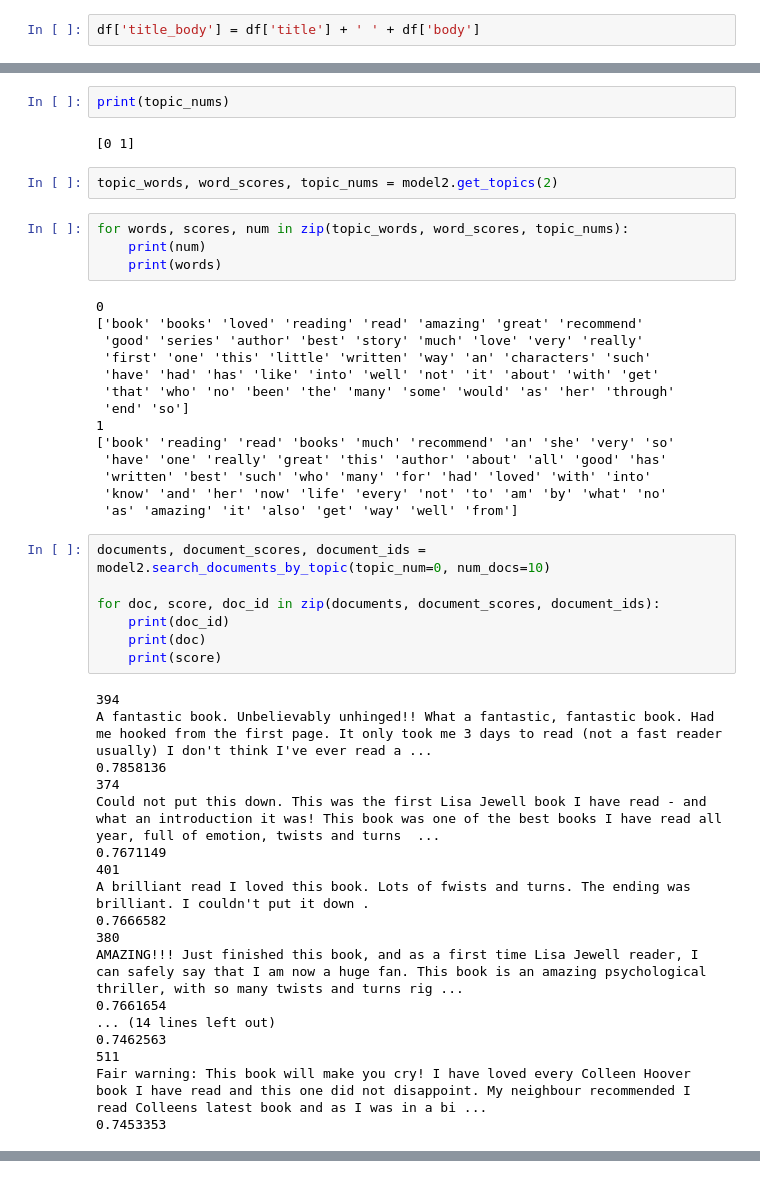
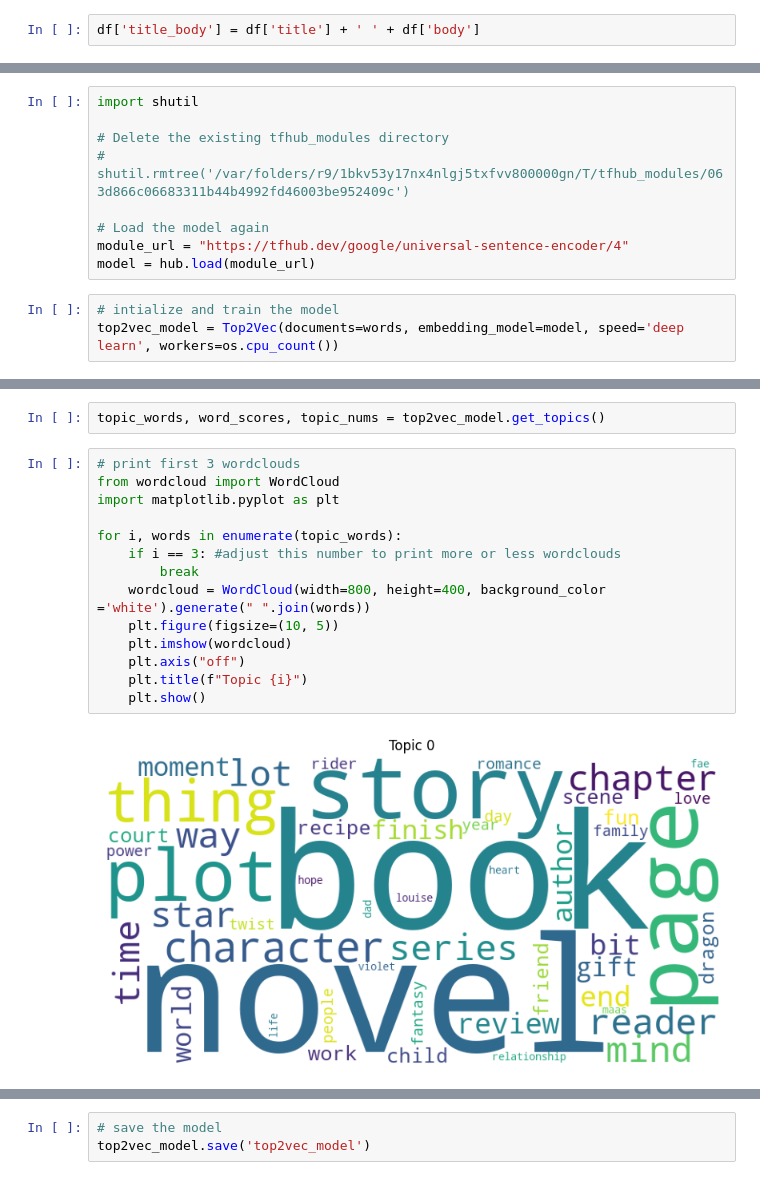
Before and after one commit to gmmarsh/project4, a Jupyter notebook: top2vec.ipynb, the cells around one changed output, grey strips where cells are left out. Saved outputs shown, nothing was run; the diff lists cells and outputs as text.

```diff
--- a/top2vec.ipynb
+++ b/top2vec.ipynb
@@ -44,0 +75,12 @@ INFO:top2vec:Finding topics
+# %%
+import shutil
+
+# Delete the existing tfhub_modules directory
+# shutil.rmtree('/var/folders/r9/1bkv53y17nx4nlgj5txfvv800000gn/T/tfhub_modules/063d866c06683311b44b4992fd46003be952409c')
+
+# Load the model again
+module_url = "https://tfhub.dev/google/universal-sentence-encoder/4"
+model = hub.load(module_url)
+# %%
+# intialize and train the model
+top2vec_model = Top2Vec(documents=words, embedding_model=model, speed='deep learn', workers=os.cpu_count())
@@ -50,49 +120,18 @@ print(topic_sizes)
-# %%
-print(topic_nums)
-# %% [output]
-[0 1]
 # %%
-topic_words, word_scores, topic_nums = model2.get_topics(2)
+topic_words, word_scores, topic_nums = top2vec_model.get_topics()
-# %%
-for words, scores, num in zip(topic_words, word_scores, topic_nums):
-    print(num)
-    print(words)
-# %% [output]
-0
-['book' 'books' 'loved' 'reading' 'read' 'amazing' 'great' 'recommend'
- 'good' 'series' 'author' 'best' 'story' 'much' 'love' 'very' 'really'
- 'first' 'one' 'this' 'little' 'written' 'way' 'an' 'characters' 'such'
- 'have' 'had' 'has' 'like' 'into' 'well' 'not' 'it' 'about' 'with' 'get'
- 'that' 'who' 'no' 'been' 'the' 'many' 'some' 'would' 'as' 'her' 'through'
- 'end' 'so']
-1
-['book' 'reading' 'read' 'books' 'much' 'recommend' 'an' 'she' 'very' 'so'
- 'have' 'one' 'really' 'great' 'this' 'author' 'about' 'all' 'good' 'has'
- 'written' 'best' 'such' 'who' 'many' 'for' 'had' 'loved' 'with' 'into'
- 'know' 'and' 'her' 'now' 'life' 'every' 'not' 'to' 'am' 'by' 'what' 'no'
- 'as' 'amazing' 'it' 'also' 'get' 'way' 'well' 'from']
-# %%
-documents, document_scores, document_ids = model2.search_documents_by_topic(topic_num=0, num_docs=10)
-
-for doc, score, doc_id in zip(documents, document_scores, document_ids):
-    print(doc_id)
-    print(doc)
-    print(score)
-# %% [output]
-394
-A fantastic book. Unbelievably unhinged!! What a fantastic, fantastic book. Had me hooked from the first page. It only took me 3 days to read (not a fast reader usually) I don't think I've ever read a ...
-0.7858136
-374
-Could not put this down. This was the first Lisa Jewell book I have read - and what an introduction it was! This book was one of the best books I have read all year, full of emotion, twists and turns  ...
-0.7671149
-401
-A brilliant read I loved this book. Lots of fwists and turns. The ending was brilliant. I couldn't put it down .
-0.7666582
-380
-AMAZING!!! Just finished this book, and as a first time Lisa Jewell reader, I can safely say that I am now a huge fan. This book is an amazing psychological thriller, with so many twists and turns rig ...
-0.7661654
-... (14 lines left out)
-0.7462563
-511
-Fair warning: This book will make you cry! I have loved every Colleen Hoover book I have read and this one did not disappoint. My neighbour recommended I read Colleens latest book and as I was in a bi ...
-0.7453353
+# %%
+# print first 3 wordclouds
+from wordcloud import WordCloud
+import matplotlib.pyplot as plt
+
+for i, words in enumerate(topic_words):
+    if i == 3: #adjust this number to print more or less wordclouds
+        break
+    wordcloud = WordCloud(width=800, height=400, background_color ='white').generate(" ".join(words))
+    plt.figure(figsize=(10, 5))
+    plt.imshow(wordcloud)
+    plt.axis("off")
+    plt.title(f"Topic {i}")
+    plt.show()
+# %% [output]
+[figure, added]
@@ -98,0 +140,3 @@ Fair warning: This book will make you cry! I have loved every Colleen Hoover boo
+# %%
+# save the model
+top2vec_model.save('top2vec_model')
```
Also changed, not shown: parts of 25 cells of this notebook, 27 other files.
